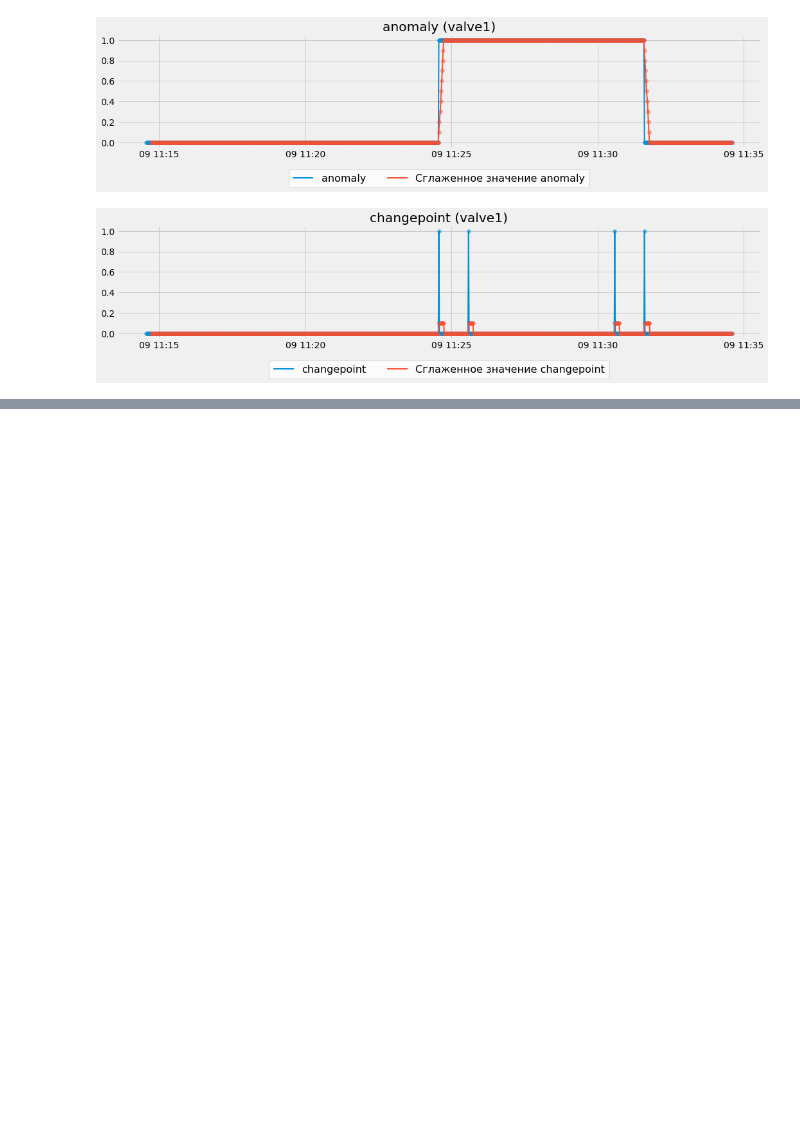
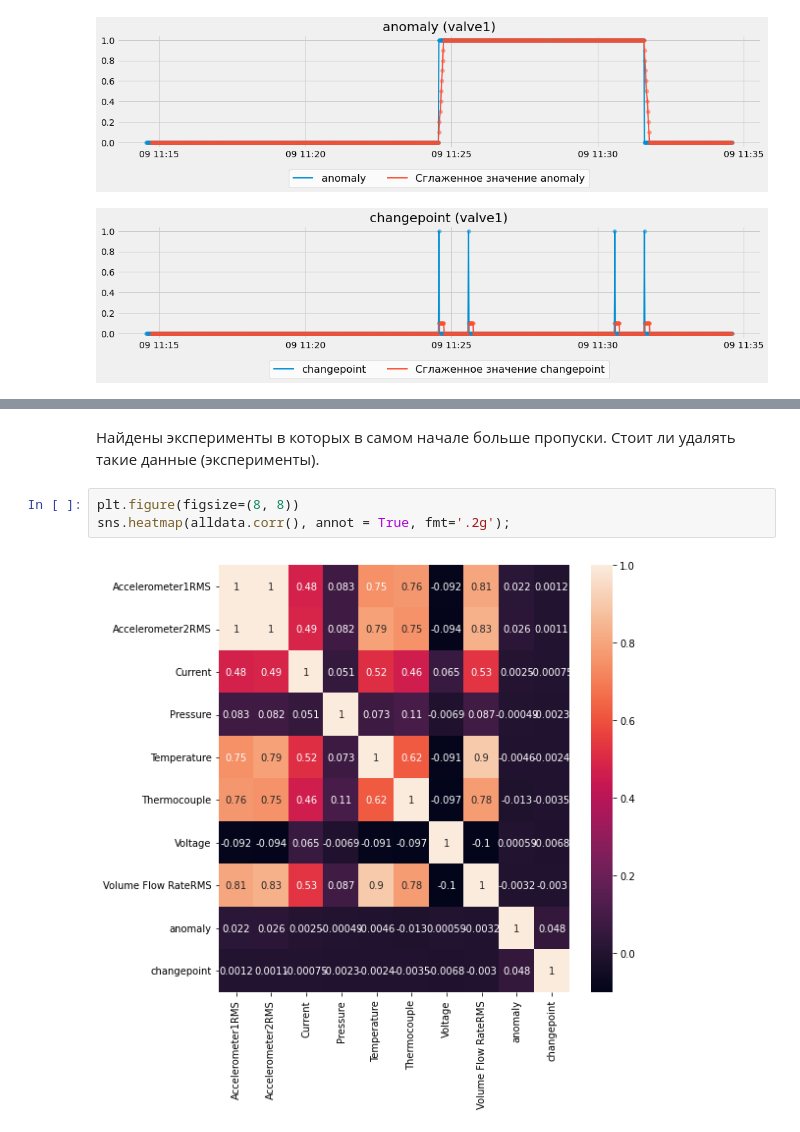
Before and after one commit to addicted-by/predictive_analysis, a Jupyter notebook: MM.ipynb, the cells around one changed output, grey strips where cells are left out. Drawn from its saved outputs; the diff is of its cells as text; blank space fills up the shorter version.

```diff
--- a/MM.ipynb
+++ b/MM.ipynb
@@ -231,0 +244,7 @@ for column in valve1_data[0].columns:
+# %% [markdown]
+Найдены эксперименты в которых в самом начале больше пропуски. Стоит ли удалять такие данные (эксперименты).
+# %%
+plt.figure(figsize=(8, 8))
+sns.heatmap(alldata.corr(), annot = True, fmt='.2g');
+# %% [output]
+[figure, added]
```
Also changed, not shown: parts of 3 cells of this notebook.
